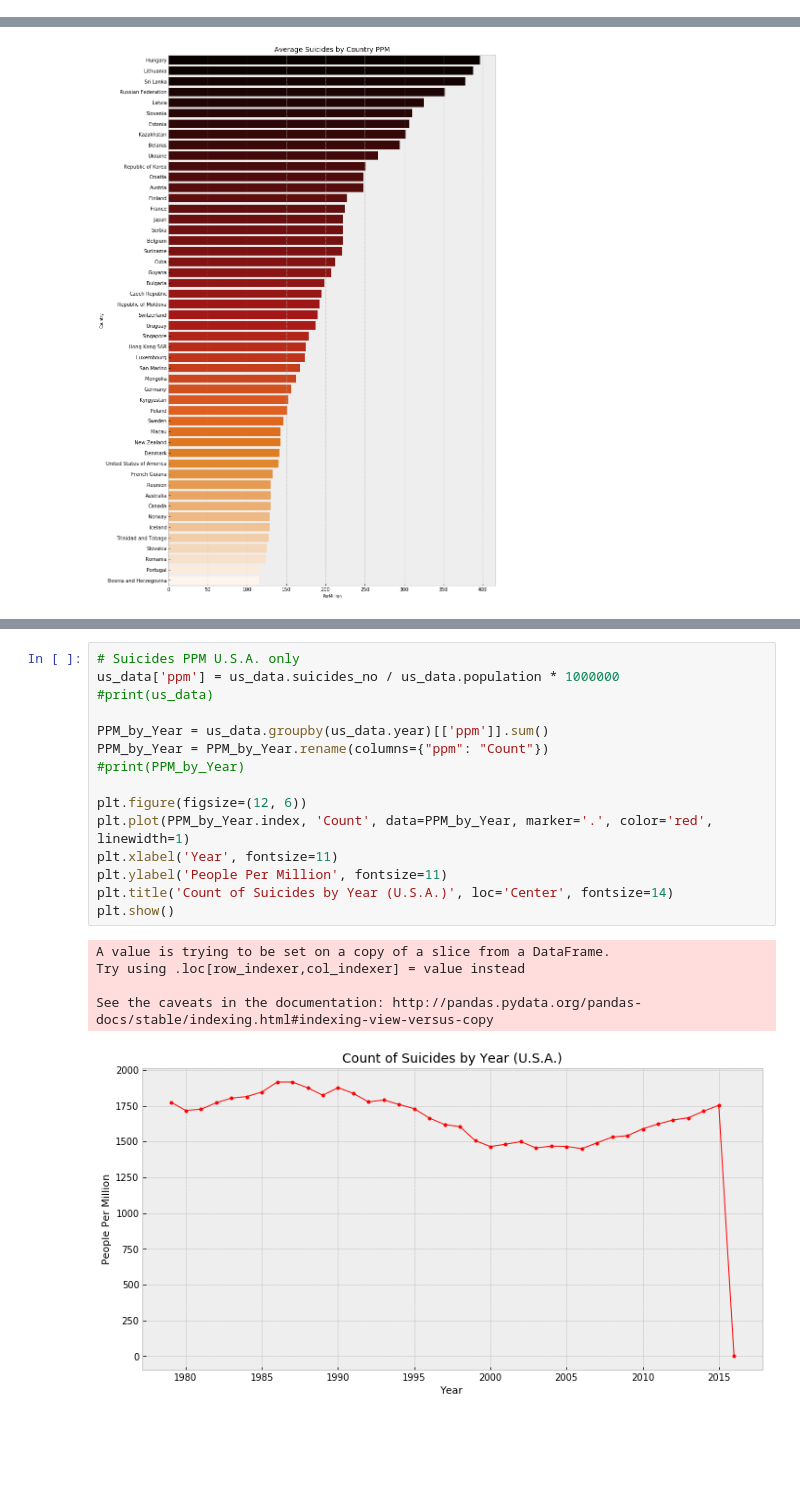
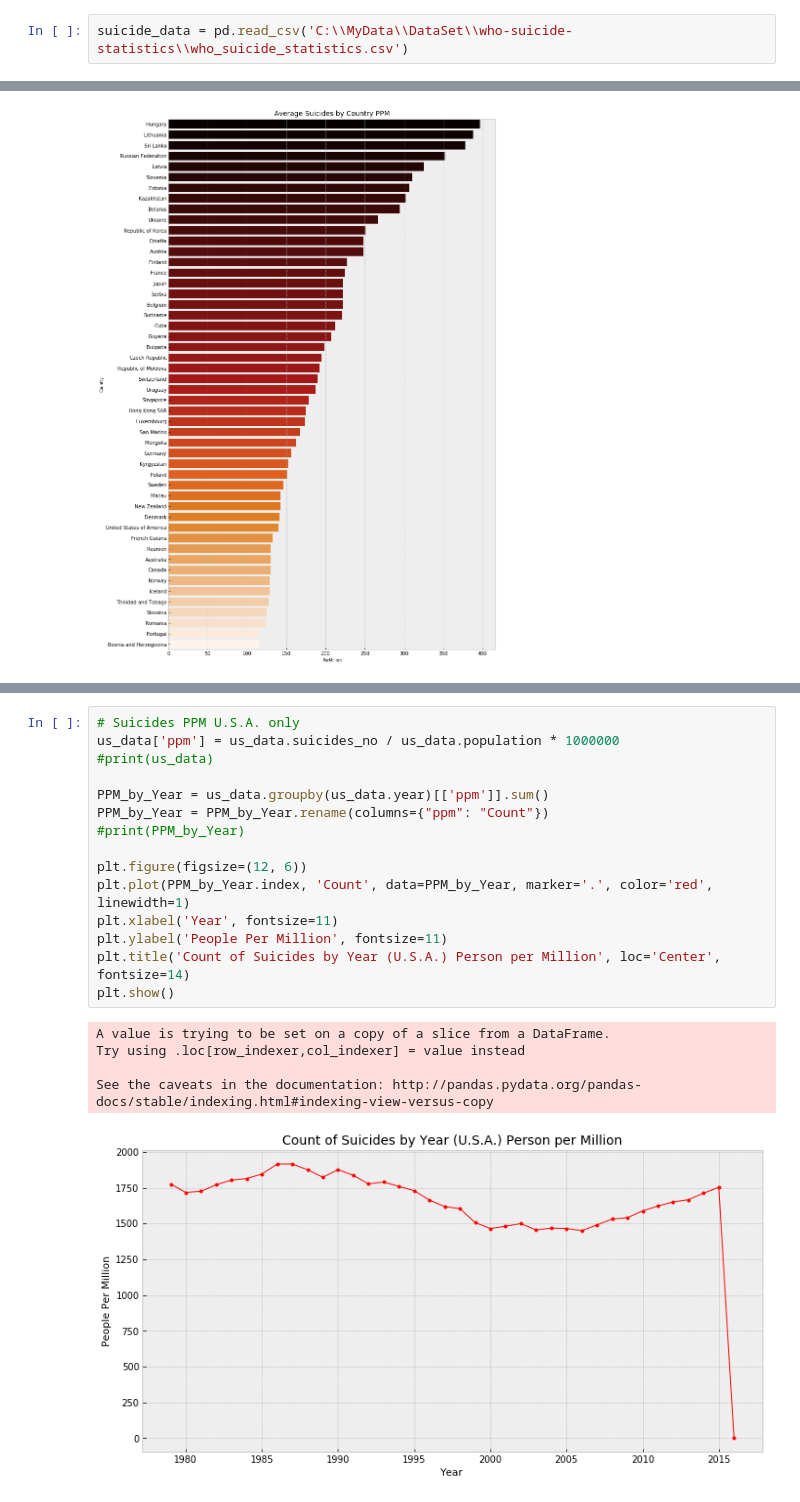
Before and after one commit to globoblanco/Thinkful, a Jupyter notebook: Analytic Report.ipynb, the cells around one changed output, grey strips where cells are left out. Drawn from its saved outputs; the diff is of its cells as text; blank space fills up the shorter version.

```diff
--- a/Analytic Report.ipynb
+++ b/Analytic Report.ipynb
@@ -16,3 +14,5 @@ suicide_data = pd.read_csv('D:\\My Data 2\\dev\\Python\\Thinkful\\Unit 4\\who_su
+# %%
+suicide_data = pd.read_csv('C:\\MyData\\DataSet\\who-suicide-statistics\\who_suicide_statistics.csv')
 # %%
 np.random.seed(53)
 obs, feat = suicide_data.shape
@@ -100,21 +100,21 @@ plt.show()
 # %%
 # Suicides PPM U.S.A. only
 us_data['ppm'] = us_data.suicides_no / us_data.population * 1000000
 #print(us_data)
 
 PPM_by_Year = us_data.groupby(us_data.year)[['ppm']].sum()
 PPM_by_Year = PPM_by_Year.rename(columns={"ppm": "Count"})
 #print(PPM_by_Year)
 
 plt.figure(figsize=(12, 6))
 plt.plot(PPM_by_Year.index, 'Count', data=PPM_by_Year, marker='.', color='red', linewidth=1)
 plt.xlabel('Year', fontsize=11)
 plt.ylabel('People Per Million', fontsize=11)
-plt.title('Count of Suicides by Year (U.S.A.)', loc='Center', fontsize=14)
+plt.title('Count of Suicides by Year (U.S.A.) Person per Million', loc='Center', fontsize=14)
 plt.show()
 # %% [output]
 A value is trying to be set on a copy of a slice from a DataFrame.
 Try using .loc[row_indexer,col_indexer] = value instead
 
 See the caveats in the documentation: http://pandas.pydata.org/pandas-docs/stable/indexing.html#indexing-view-versus-copy
-[figure, old version]
+[figure, new version]
```
Also changed, not shown: parts of 3 cells of this notebook.
